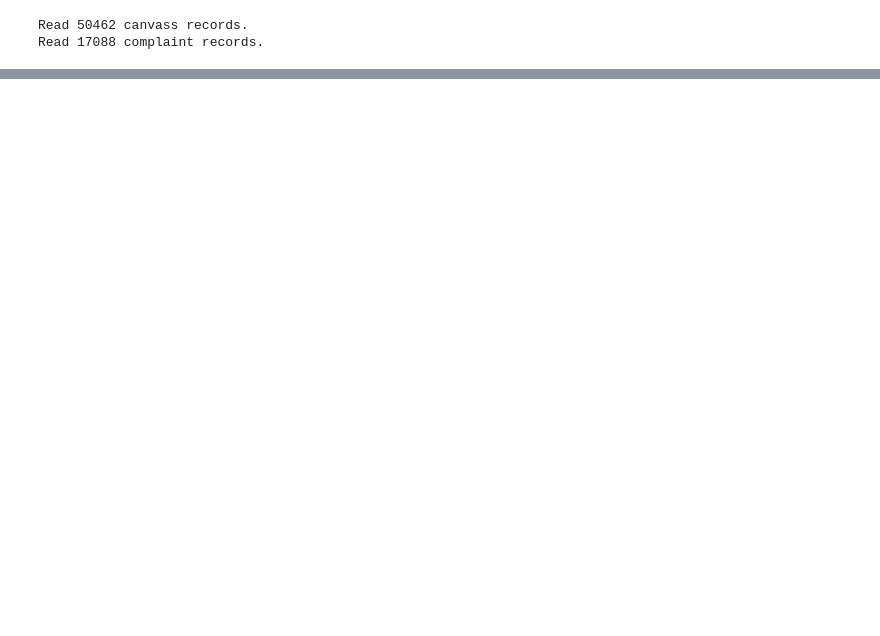
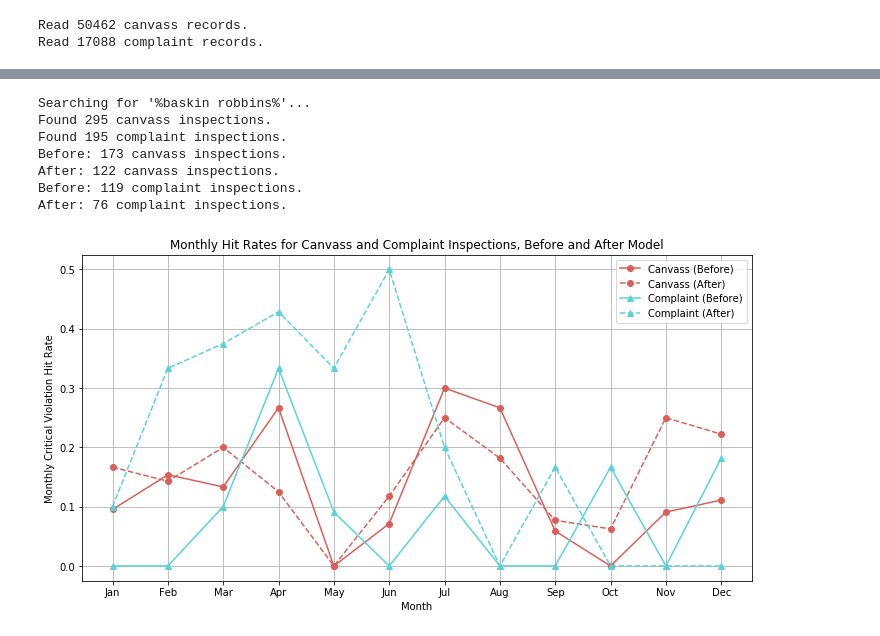
Before and after one commit to vingkan/foodinspectionforecasting, a Jupyter notebook: IIT/19_complaints.ipynb, the cells around one changed output, grey strips where cells are left out. Cells and saved outputs as stored; diff of their text form; code cells hidden in the pictures; blank space fills up the shorter version.

```diff
--- a/IIT/19_complaints.ipynb
+++ b/IIT/19_complaints.ipynb
@@ -81,0 +111,11 @@ plt.show()
+# %%
+show_restaurant("baskin robbins")
+# %% [output]
+Searching for '%baskin robbins%'...
+Found 295 canvass inspections.
+Found 195 complaint inspections.
+Before: 173 canvass inspections.
+After: 122 canvass inspections.
+Before: 119 complaint inspections.
+After: 76 complaint inspections.
+[figure, added]
```
Also changed, not shown: parts of 17 cells of this notebook.
